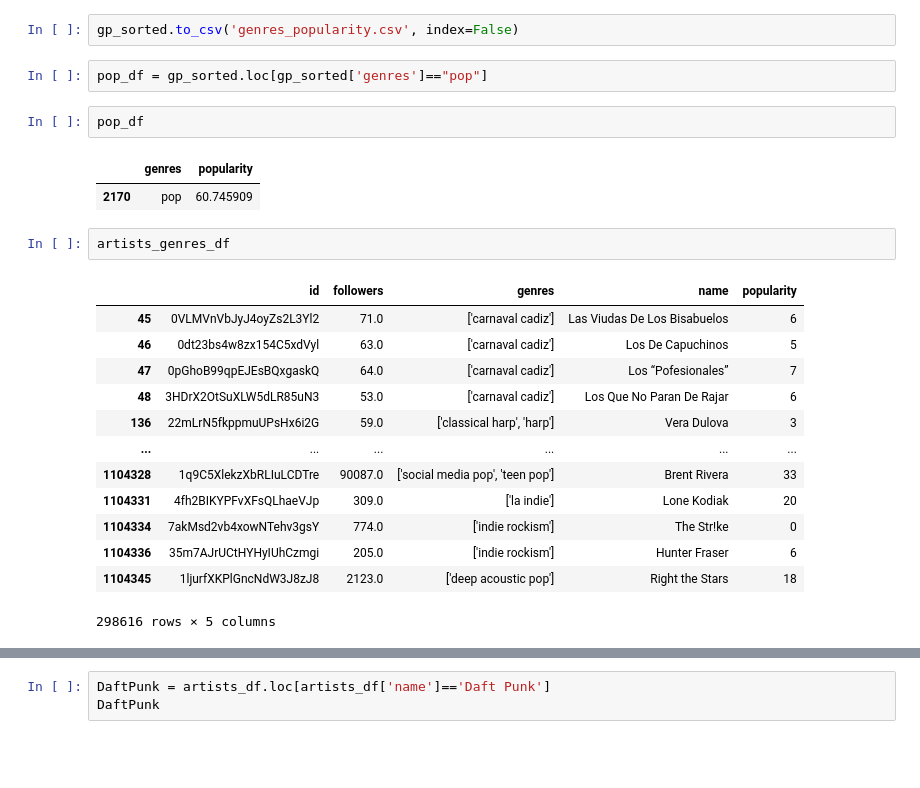
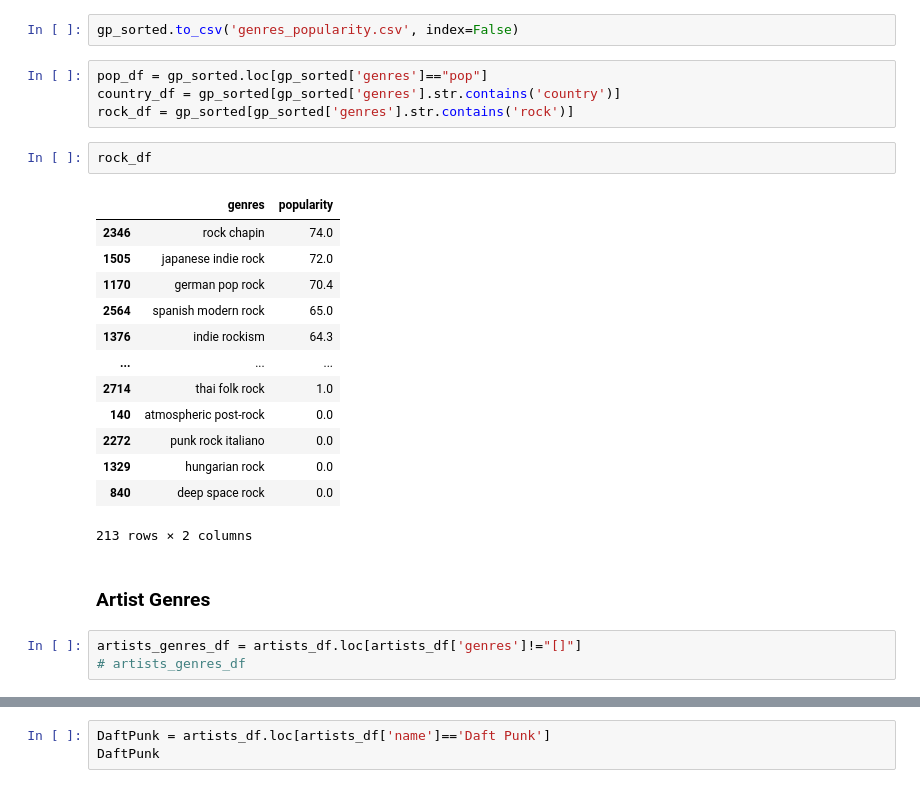
Before and after one commit to sabrinawjo/Music_ML, a Jupyter notebook: Jake/Jake_working.ipynb, the cells around one changed output, grey strips where cells are left out. Saved outputs shown, nothing was run; the diff lists cells and outputs as text; blank space fills up the shorter version.

```diff
--- a/Jake/Jake_working.ipynb
+++ b/Jake/Jake_working.ipynb
@@ -85,24 +112,26 @@ gp_sorted
 gp_sorted.to_csv('genres_popularity.csv', index=False)
 # %%
 pop_df = gp_sorted.loc[gp_sorted['genres']=="pop"]
+country_df = gp_sorted[gp_sorted['genres'].str.contains('country')]
+rock_df = gp_sorted[gp_sorted['genres'].str.contains('rock')]
 # %%
-pop_df
+rock_df
 # %% [output]
 |  | genres | popularity |
-| 2170 | pop | 60.745909 |
+| 2346 | rock chapin | 74.0 |
+| 1505 | japanese indie rock | 72.0 |
+| 1170 | german pop rock | 70.4 |
+| 2564 | spanish modern rock | 65.0 |
+| 1376 | indie rockism | 64.3 |
+| ... | ... | ... |
+| 2714 | thai folk rock | 1.0 |
+| 140 | atmospheric post-rock | 0.0 |
+| 2272 | punk rock italiano | 0.0 |
+| 1329 | hungarian rock | 0.0 |
+| 840 | deep space rock | 0.0 |
+213 rows × 2 columns
+# %% [markdown]
+### Artist Genres
 # %%
-artists_genres_df
+artists_genres_df = artists_df.loc[artists_df['genres']!="[]"]
+# artists_genres_df
-# %% [output]
-|  | id | followers | genres | name | popularity |
-| 45 | 0VLMVnVbJyJ4oyZs2L3Yl2 | 71.0 | ['carnaval cadiz'] | Las Viudas De Los Bisabuelos | 6 |
-| 46 | 0dt23bs4w8zx154C5xdVyl | 63.0 | ['carnaval cadiz'] | Los De Capuchinos | 5 |
-| 47 | 0pGhoB99qpEJEsBQxgaskQ | 64.0 | ['carnaval cadiz'] | Los “Pofesionales” | 7 |
-| 48 | 3HDrX2OtSuXLW5dLR85uN3 | 53.0 | ['carnaval cadiz'] | Los Que No Paran De Rajar | 6 |
-| 136 | 22mLrN5fkppmuUPsHx6i2G | 59.0 | ['classical harp', 'harp'] | Vera Dulova | 3 |
-| ... | ... | ... | ... | ... | ... |
-| 1104328 | 1q9C5XlekzXbRLIuLCDTre | 90087.0 | ['social media pop', 'teen pop'] | Brent Rivera | 33 |
-| 1104331 | 4fh2BIKYPFvXFsQLhaeVJp | 309.0 | ['la indie'] | Lone Kodiak | 20 |
-| 1104334 | 7akMsd2vb4xowNTehv3gsY | 774.0 | ['indie rockism'] | The Str!ke | 0 |
-| 1104336 | 35m7AJrUCtHYHyIUhCzmgi | 205.0 | ['indie rockism'] | Hunter Fraser | 6 |
-| 1104345 | 1ljurfXKPlGncNdW3J8zJ8 | 2123.0 | ['deep acoustic pop'] | Right the Stars | 18 |
-298616 rows × 5 columns
```
Also changed, not shown: parts of 18 cells of this notebook, 2 other files.
